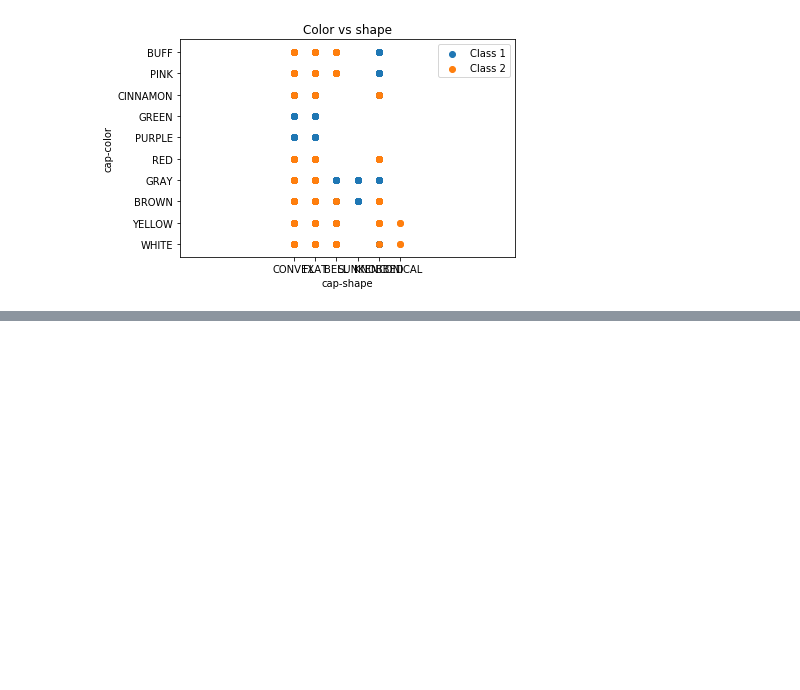
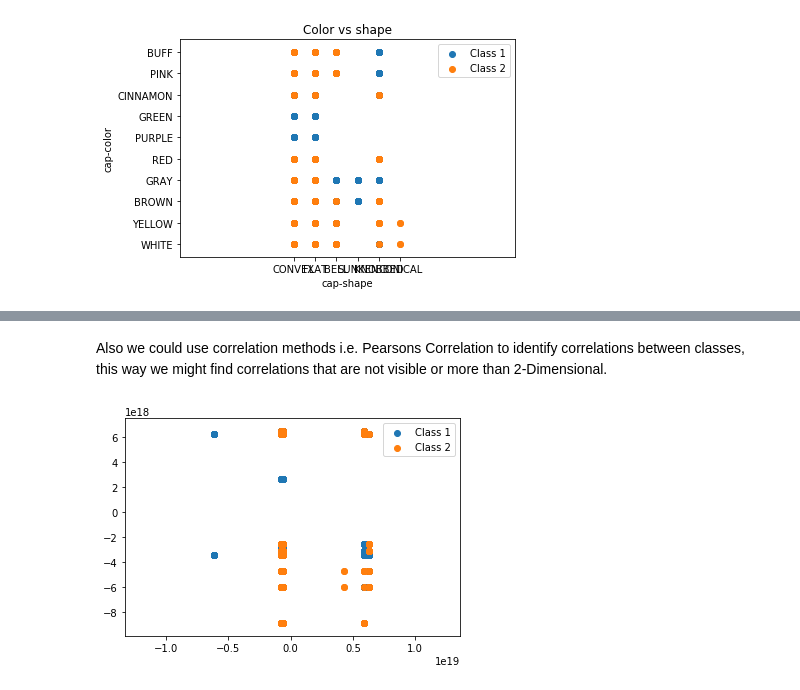
Before and after one commit to crownedone/mushrooms, a Jupyter notebook: Mushrooms.ipynb, the cells around one changed output, grey strips where cells are left out. Drawn from its saved outputs; the diff is of its cells as text; code cells hidden in the pictures; blank space fills up the shorter version.

```diff
--- a/Mushrooms.ipynb
+++ b/Mushrooms.ipynb
@@ -127,0 +133,12 @@ Text(0.5, 1.0, 'Color vs shape')
+# %% [markdown]
+Also we could use correlation methods i.e. Pearsons Correlation to identify correlations between classes, this way we might find correlations that are not visible or more than 2-Dimensional.
+# %%
+# Transferring to numerical values
+# Edible = 1, Poisonous = 0
+y_num = y.replace(to_replace=['EDIBLE', 'POISONOUS'], value=[1, 0])
+# Generate a hash from every string within the Dataframe
+X_num = X.applymap(lambda s: hash(s))
+
+#plotXY(X_num[["cap-shape","cap-color"]].values, y['class'].values)
+# %% [output]
+[figure, added]
```
Also changed, not shown: parts of 1 cell of this notebook.
